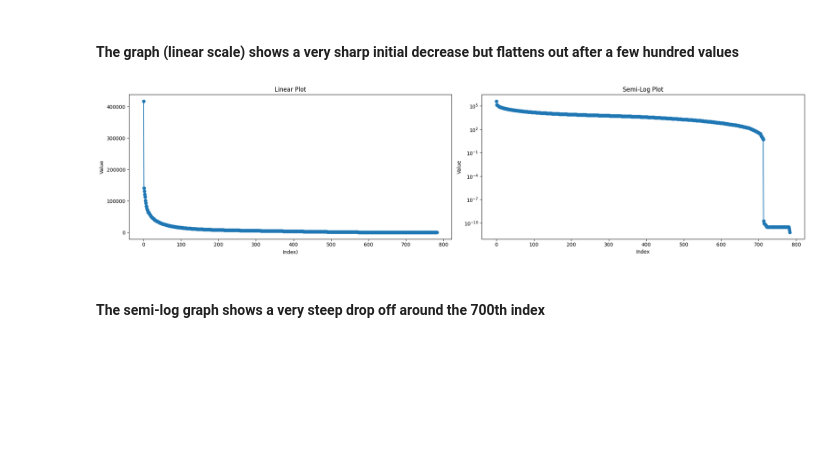
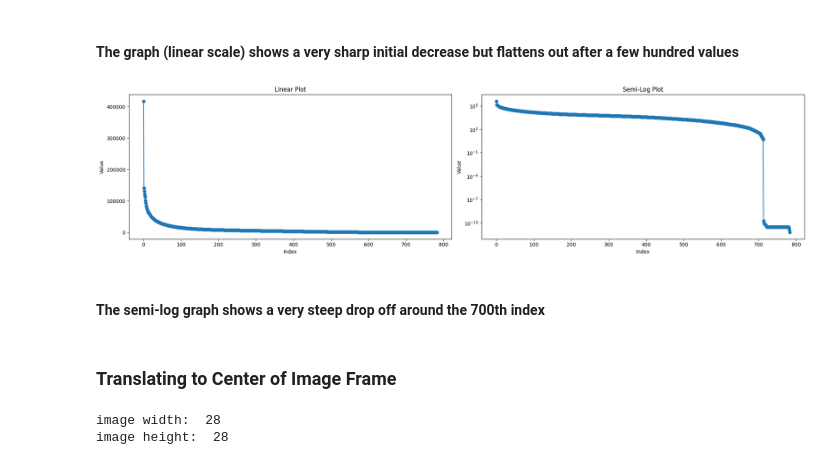
Before and after one commit to jlpercy/DimensionReductionMNIST, a Jupyter notebook: dimension_reduction.ipynb, the cells around one changed output. Cells and saved outputs as stored; diff of their text form; code cells hidden in the pictures; blank space fills up the shorter version.

```diff
--- a/dimension_reduction.ipynb
+++ b/dimension_reduction.ipynb
@@ -5,6 +5,38 @@
 import numpy as np
 import matplotlib.pyplot as plt
 from keras.datasets import mnist
+# %%
+# Plotting function
+def plot(data, n_plots, xlabel="Index", ylabel="Value"):
+    if n_plots == 1:
+        # Plotting the value vs index of the singular values
+        plt.figure(figsize=(10, 5))
+        plt.plot(range(len(data)), data, marker='.', linestyle='-')
+        plt.title("Singular Values (no shift, linear-linear scale)")
+        plt.xlabel(xlabel)
+        plt.ylabel(ylabel)
+        plt.grid(True)
+        plt.show()
+
+    elif n_plots == 2:
+        # Plot linear and semi-log
+        fig, (graph_1, graph_2) = plt.subplots(1, 2, figsize=(20, 5))
+
+        # linear
+        graph_1.plot(range(len(data)), data, marker='o', linestyle='-')
+        graph_1.set_title("Linear Plot")
+        graph_1.set_xlabel(xlabel)
+        graph_1.set_ylabel(ylabel)
+
+        # semi-log
+        graph_2.semilogy(range(len(data)), data, marker='o', linestyle='-')
+        graph_2.set_title("Semi-Log Plot")
+        graph_2.set_xlabel(xlabel)
+        graph_2.set_ylabel(ylabel)
+        plt.tight_layout()
+        plt.show()
+    else:
+        return 'invalid'
 # %% [markdown]
 ### Import dataset
 # %%
@@ -47,24 +72,20 @@ plt.show()
 [figure]
 # %% [markdown]
 #### The graph (linear scale) shows a very sharp initial decrease but flattens out after a few hundred values
-# %%
-# Plot linear and semi-log
-fig, (graph_1, graph_2) = plt.subplots(1, 2, figsize=(20, 5))
-
-# linear
-graph_1.plot(range(len(E)), E, marker='o', linestyle='-')
-graph_1.set_title("Linear Plot")
-graph_1.set_xlabel("Index)")
-graph_1.set_ylabel("Value")
-
-# semi-log
-graph_2.semilogy(range(len(E)), E, marker='o', linestyle='-')
-graph_2.set_title("Semi-Log Plot")
-graph_2.set_xlabel("Index")
-graph_2.set_ylabel("Value")
-plt.tight_layout()
-plt.show()
-# %% [output]
-[figure, removed]
+# %%
+plot(E, 2)
+# %% [output]
+[figure, added]
 # %% [markdown]
 #### The semi-log graph shows a very steep drop off around the 700th index
+# %% [markdown]
+### Translating to Center of Image Frame
+# %%
+# Get width and height of images
+width = x_train.shape[1]
+height = x_train.shape[1]
+print('image width: ', width)
+print('image height: ', height)
+# %% [output]
+image width:  28
+image height:  28
```
Also changed, not shown: parts of 9 cells of this notebook.
